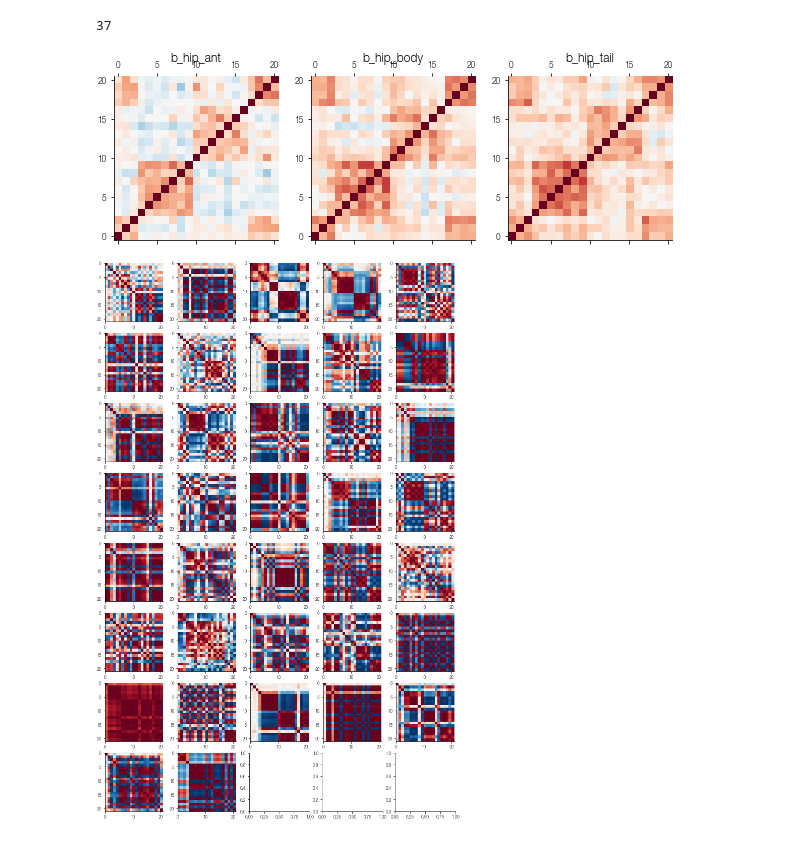
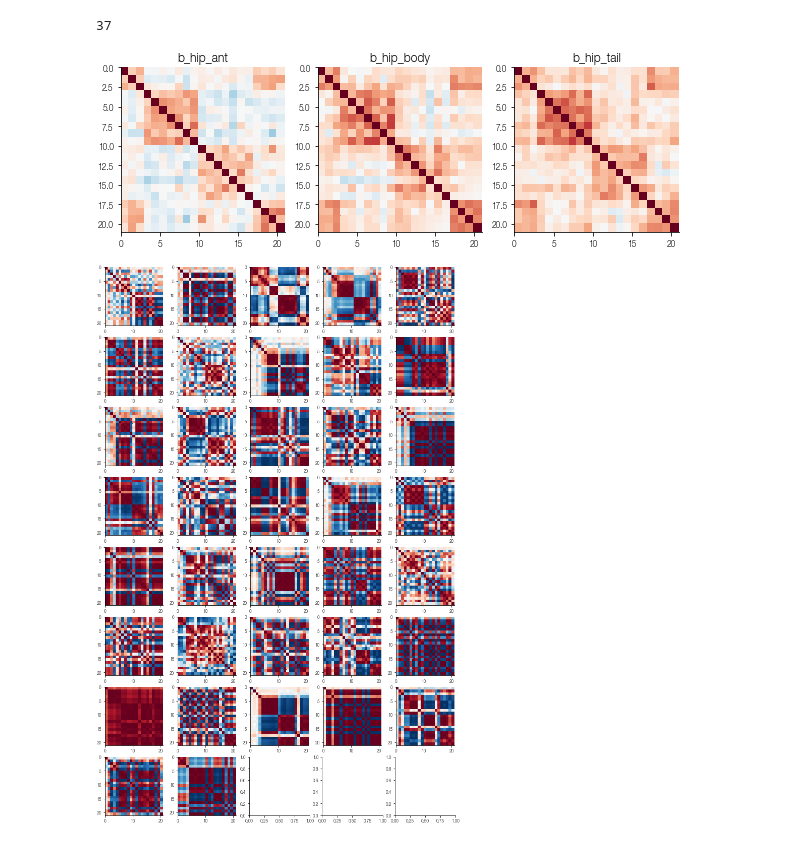
Before and after one commit to prestonlab/tesser_successor, a Jupyter notebook: jupyter/plot_brsa.ipynb, the cells around one changed output. Cells and saved outputs as stored; diff of their text form; code cells hidden in the pictures.

Commit message:
fix: invert y-axis in mean plots

```diff
--- a/jupyter/plot_brsa.ipynb
+++ b/jupyter/plot_brsa.ipynb
@@ -26,13 +26,13 @@ mrdm = {
 # %%
 scale = 10
 fig, ax = plt.subplots(1, 3, figsize=(1 * scale, 3 * scale))
 for i, roi in enumerate(rois):
-    ax[i].matshow(mrdm[roi], vmin=-1, vmax=1, cmap='RdBu_r')
+    ax[i].pcolor(mrdm[roi], vmin=-1, vmax=1, cmap='RdBu_r')
     ax[i].set_title(roi)
     ax[i].set_aspect(1)
     ax[i].invert_yaxis()
 # %% [output]
-[figure, old version]
+[figure, new version]
 # %%
 roi = 'b_hip_ant'
 n_row = 8
```
